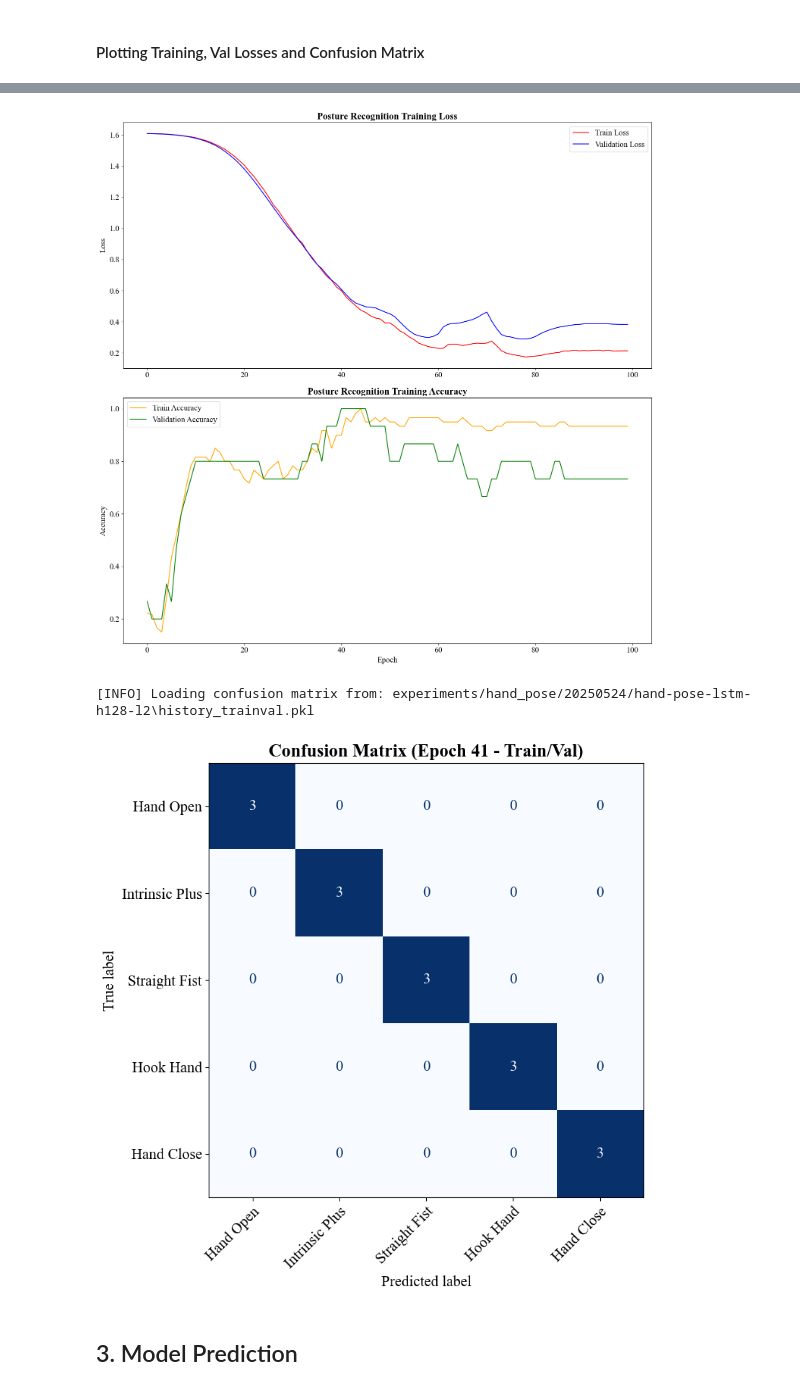
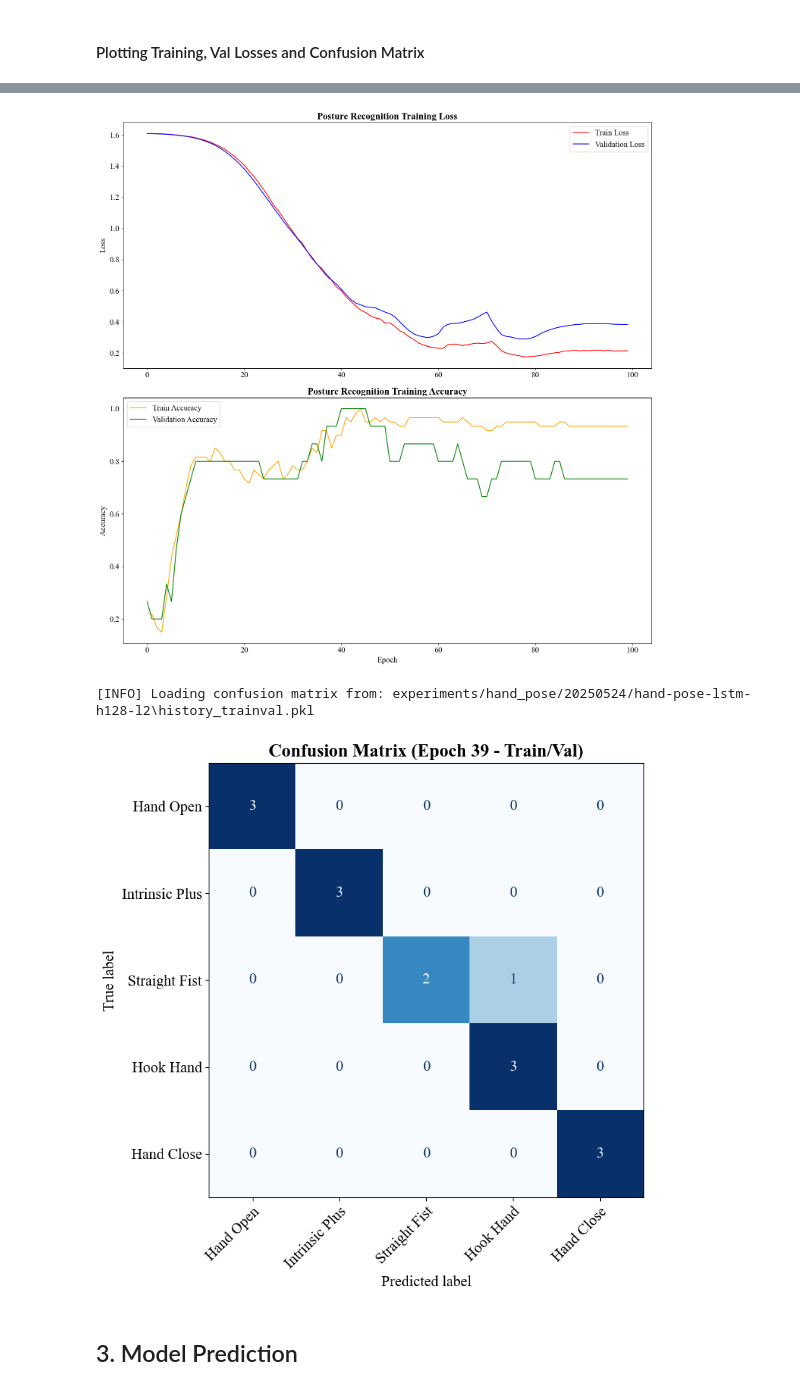
Before and after one commit to jeffrymahbuubi/depth-camera-orbbec, a Jupyter notebook: DEVELOPMENT/notebook/7_custom_model_huggingface.ipynb, the cells around one changed output, grey strips where cells are left out. Cells and saved outputs as stored; diff of their text form; code cells hidden in the pictures.

```diff
--- a/DEVELOPMENT/notebook/7_custom_model_huggingface.ipynb
+++ b/DEVELOPMENT/notebook/7_custom_model_huggingface.ipynb
@@ -959,34 +959,34 @@ def visualize_confusion_matrix(save_dir: str, checkpoint: int, mode: str = "trai
         else:
             title = f'Confusion Matrix (Epoch {checkpoint} - Train/Val)'
     else:
         print(f"[ERROR] Confusion matrix data not found in the history file.")
 
 
     cm = np.array(cm_data)
     class_names = [
         "Hand Open",
         "Intrinsic Plus",
         "Straight Fist",
         "Hook Hand",
         "Hand Close",
     ]
 
     fig, ax = plt.subplots(figsize=(8, 8))
     disp = ConfusionMatrixDisplay(confusion_matrix=cm, display_labels=class_names)
     disp.plot(cmap=plt.cm.Blues, ax=ax, colorbar=False)
     plt.setp(ax.get_xticklabels(), rotation=45, ha="right", rotation_mode="anchor")
     ax.set_title(title, fontweight="bold")
     plt.tight_layout()
 
     plt.show()
 
 visualize_train_val_losses(output_dir)
-visualize_confusion_matrix(output_dir, checkpoint=41, mode='trainval')
+visualize_confusion_matrix(output_dir, checkpoint=39, mode='trainval')
 # %% [output]
 dict_keys(['train_losses', 'train_accuracies', 'eval_losses', 'eval_accuracies', 'eval_f1_scores', 'eval_precisions', 'eval_recalls', 'eval_confusion_matrices'])
 Visualizing: history_trainval.pkl
 [figure]
 [INFO] Loading confusion matrix from: experiments/hand_pose/20250524/hand-pose-lstm-h128-l2\history_trainval.pkl
-[figure, old version]
+[figure, new version]
 # %% [markdown]
 ## 3. Model Prediction
```
Also changed, not shown: parts of 3 cells of this notebook, 1 other file.
